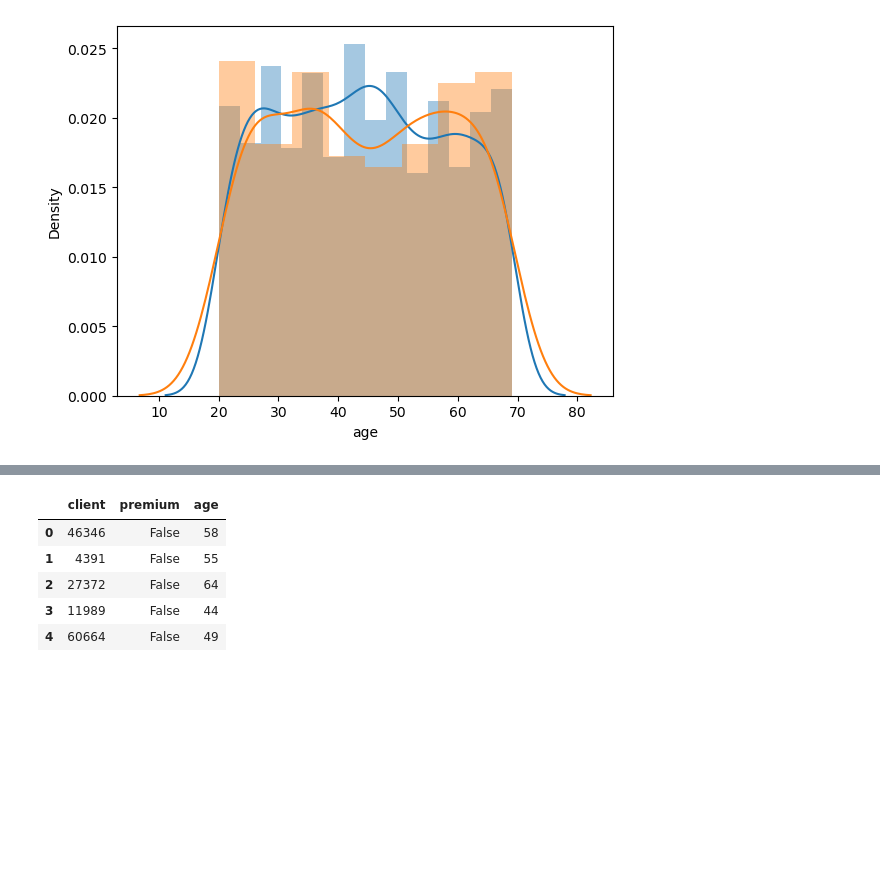
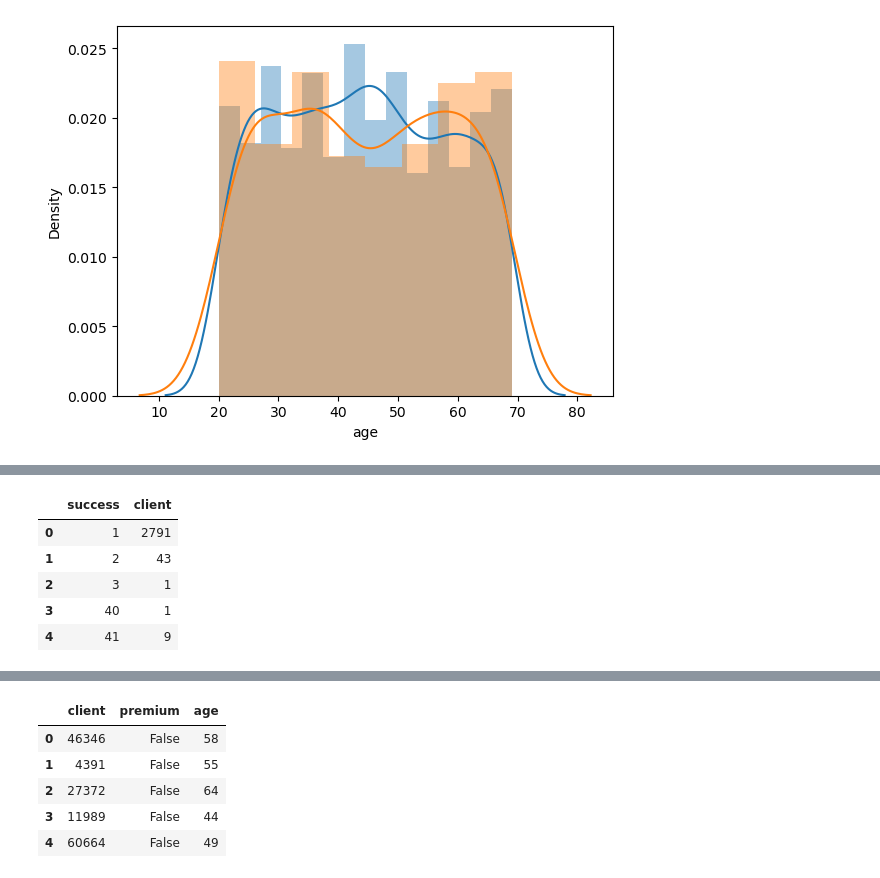
Before and after one commit to gbrs/Demo_Data_Analyst_KC, a Jupyter notebook: lesson_3_miniproject.ipynb, the cells around one changed output, grey strips where cells are left out. Cells and saved outputs as stored; diff of their text form; code cells hidden in the pictures; blank space fills up the shorter version.

```diff
--- a/lesson_3_miniproject.ipynb
+++ b/lesson_3_miniproject.ipynb
@@ -101,0 +107,9 @@ https://gist.github.com/mwaskom/de44147ed2974457ad6372750bbe5751
+# %%
+logs[logs.success==True].groupby('client', as_index=False).success.count().groupby('success', as_index=False).client.count()
+# %% [output]
+|  | success | client |
+| 0 | 1 | 2791 |
+| 1 | 2 | 43 |
+| 2 | 3 | 1 |
+| 3 | 40 | 1 |
+| 4 | 41 | 9 |
```
Also changed, not shown: parts of 3 cells of this notebook.
